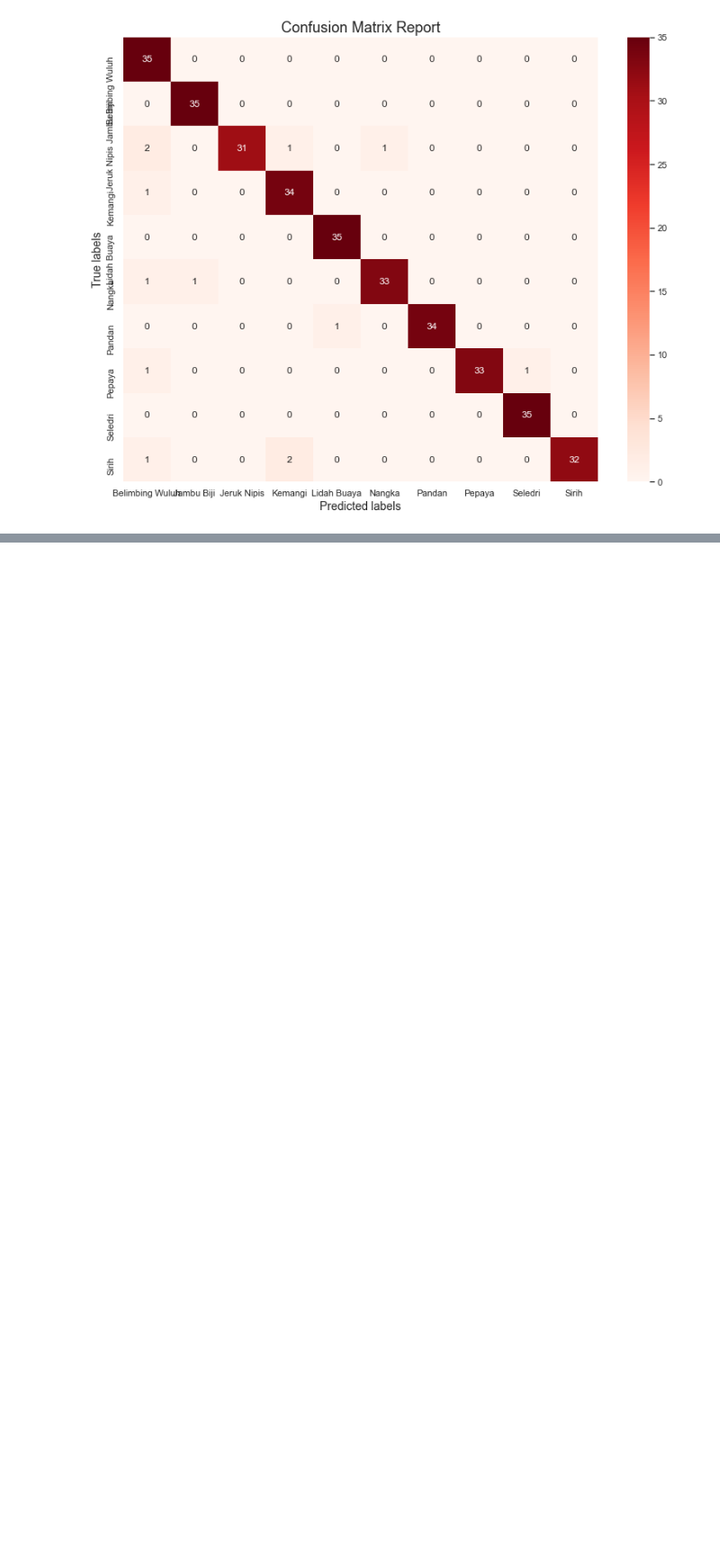
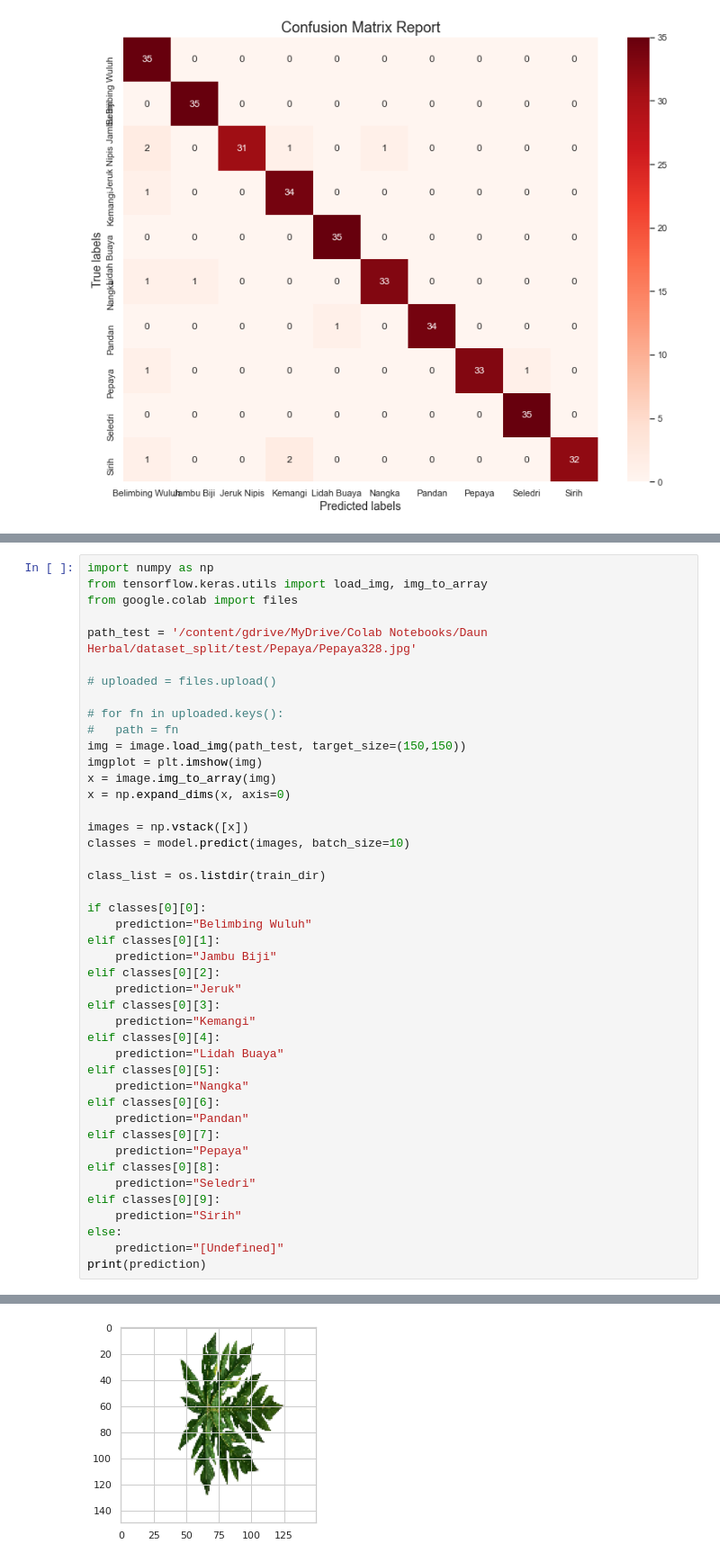
Before and after one commit to wahyubudii/CNN-VGG16-Herbal-Leaf-Classification, a Jupyter notebook: No_Augmentasi_Final_Daun_Herbal_Wahyu_385_Bella_400.ipynb, the cells around one changed output, grey strips where cells are left out. Shown at 90% size. Drawn from its saved outputs; the diff is of its cells as text; blank space fills up the shorter version.

```diff
--- a/No_Augmentasi_Final_Daun_Herbal_Wahyu_385_Bella_400.ipynb
+++ b/No_Augmentasi_Final_Daun_Herbal_Wahyu_385_Bella_400.ipynb
@@ -448,0 +873,45 @@ Belimbing Wuluh
+# %%
+import numpy as np
+from tensorflow.keras.utils import load_img, img_to_array
+from google.colab import files
+
+path_test = '/content/gdrive/MyDrive/Colab Notebooks/Daun Herbal/dataset_split/test/Pepaya/Pepaya328.jpg'
+
+# uploaded = files.upload()
+
+# for fn in uploaded.keys():
+#   path = fn
+img = image.load_img(path_test, target_size=(150,150))
+imgplot = plt.imshow(img)
+x = image.img_to_array(img)
+x = np.expand_dims(x, axis=0)
+
+images = np.vstack([x])
+classes = model.predict(images, batch_size=10)
+
+class_list = os.listdir(train_dir)
+
+if classes[0][0]:
+    prediction="Belimbing Wuluh"
+elif classes[0][1]:
+    prediction="Jambu Biji"
+elif classes[0][2]:
+    prediction="Jeruk"
+elif classes[0][3]:
+    prediction="Kemangi"
+elif classes[0][4]:
+    prediction="Lidah Buaya"
+elif classes[0][5]:
+    prediction="Nangka"
+elif classes[0][6]:
+    prediction="Pandan"
+elif classes[0][7]:
+    prediction="Pepaya"
+elif classes[0][8]:
+    prediction="Seledri"
+elif classes[0][9]:
+    prediction="Sirih"
+else:
+    prediction="[Undefined]"
+print(prediction)
+# %% [output]
@@ -448,0 +920 @@ Belimbing Wuluh
+[figure, added]
```
Also changed, not shown: parts of 28 cells of this notebook.
